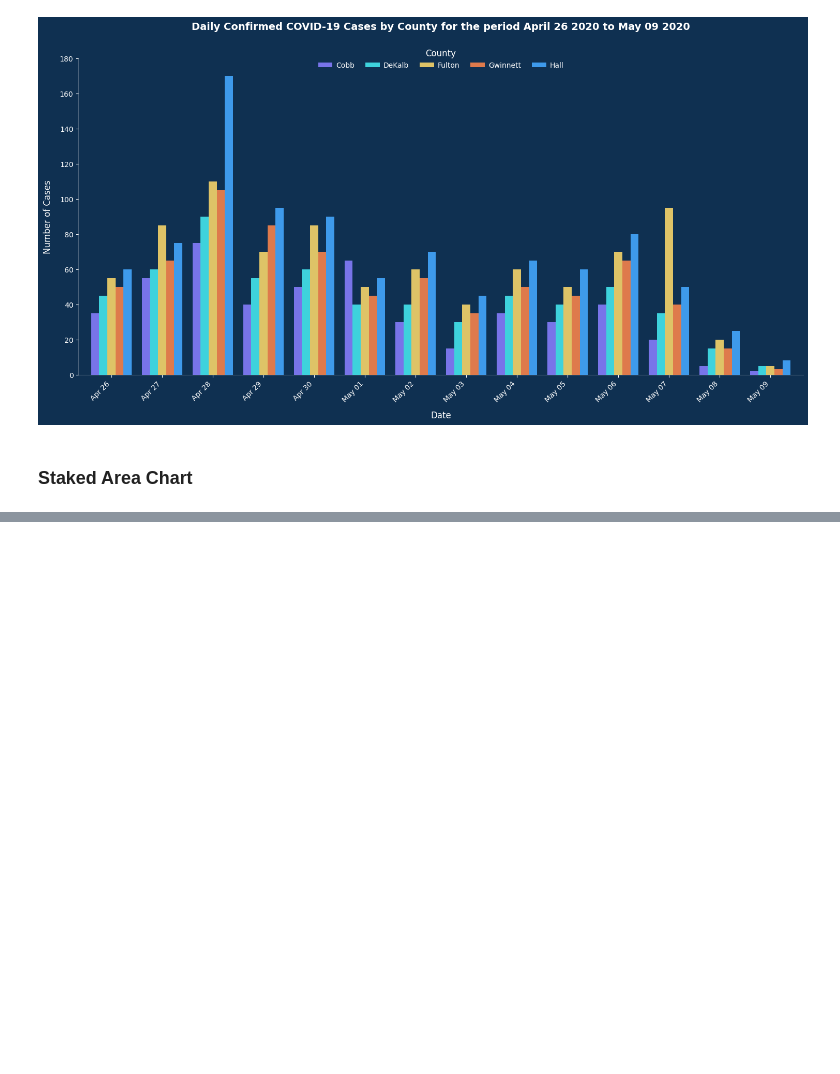
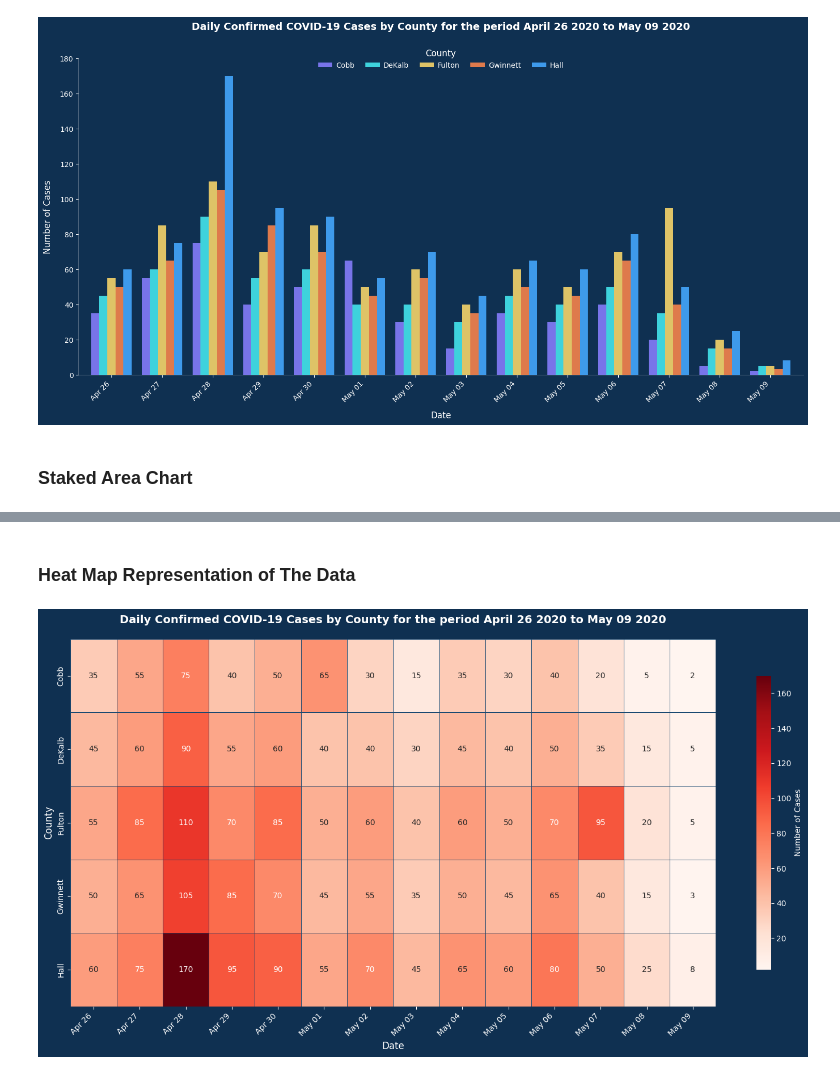
Before and after one commit to tom-gemini-cloud/georgia_covid_data_visualisations, a Jupyter notebook: georgia_covid_visualisations.ipynb, the cells around one changed output, grey strips where cells are left out. Drawn from its saved outputs; the diff is of its cells as text; code cells hidden in the pictures; blank space fills up the shorter version.

```diff
--- a/georgia_covid_visualisations.ipynb
+++ b/georgia_covid_visualisations.ipynb
@@ -243,0 +245,71 @@ plt.show()
+# %% [markdown]
+### Heat Map Representation of The Data
+# %%
+import matplotlib.pyplot as plt
+import pandas as pd
+import seaborn as sns
+import numpy as np
+
+# Set the style for dark background
+plt.style.use('dark_background')
+
+# Set background color for the entire figure
+plt.rcParams['figure.facecolor'] = '#0F3051'
+plt.rcParams['axes.facecolor'] = '#0F3051'
+
+# Data
+dates = pd.date_range(start='2020-04-26', periods=14)
+cobb = [35, 55, 75, 40, 50, 65, 30, 15, 35, 30, 40, 20, 5, 2]
+dekalb = [45, 60, 90, 55, 60, 40, 40, 30, 45, 40, 50, 35, 15, 5]
+fulton = [55, 85, 110, 70, 85, 50, 60, 40, 60, 50, 70, 95, 20, 5]
+gwinnett = [50, 65, 105, 85, 70, 45, 55, 35, 50, 45, 65, 40, 15, 3]
+hall = [60, 75, 170, 95, 90, 55, 70, 45, 65, 60, 80, 50, 25, 8]
+
+# Create DataFrame
+data = {
+    'Cobb': cobb,
+    'DeKalb': dekalb,
+    'Fulton': fulton,
+    'Gwinnett': gwinnett,
+    'Hall': hall
+}
+df = pd.DataFrame(data, index=dates)
+
+# Format the dates for display
+date_labels = [d.strftime('Apr %d') if d.month == 4 else d.strftime('May %d') for d in df.index]
+
+# Create figure and axis
+fig, ax = plt.subplots(figsize=(15, 8))
+
+# Create a custom colormap from white/light blue to deep red
+# This is more appropriate for COVID-19 infection data (low to high severity)
+cmap = sns.color_palette("Reds", as_cmap=True)
+
+# Plot the heatmap
+sns.heatmap(df.T, annot=True, fmt="d", cmap=cmap,
+            linewidths=0.5, linecolor='#1A4971',
+            cbar_kws={"shrink": 0.8, "label": "Number of Cases"},
+            ax=ax)
+
+# Set labels
+ax.set_title('Daily Confirmed COVID-19 Cases by County for the period April 26 2020 to May 09 2020',
+             pad=20, fontsize=14, fontweight='bold', color='white')
+ax.set_ylabel('County', fontsize=12, color='white')
+ax.set_xlabel('Date', fontsize=12, color='white')
+
+# Set tick labels
+ax.set_xticklabels(date_labels, rotation=45, ha='right', color='white')
+ax.set_yticklabels(ax.get_yticklabels(), color='white')
+
+# Style the colorbar
+cbar = ax.collections[0].colorbar
+cbar.ax.yaxis.label.set_color('white')
+cbar.ax.tick_params(colors='white')
+
+# Adjust layout
+plt.tight_layout()
+
+# Show the plot
+plt.show()
+# %% [output]
+[figure, added]
```
Also changed, not shown: parts of 5 cells of this notebook, 1 other file.
